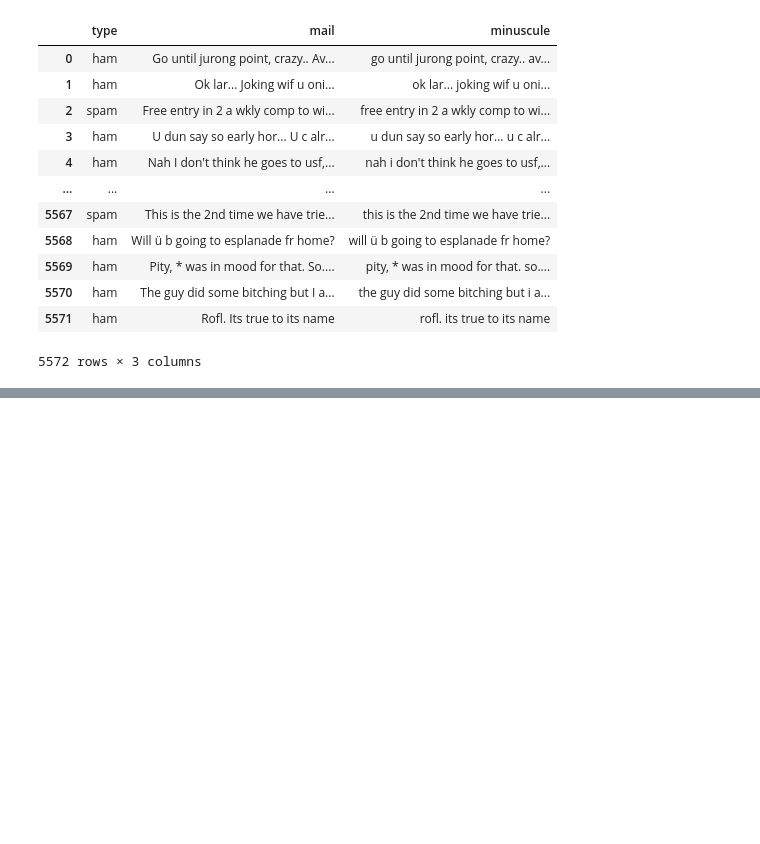
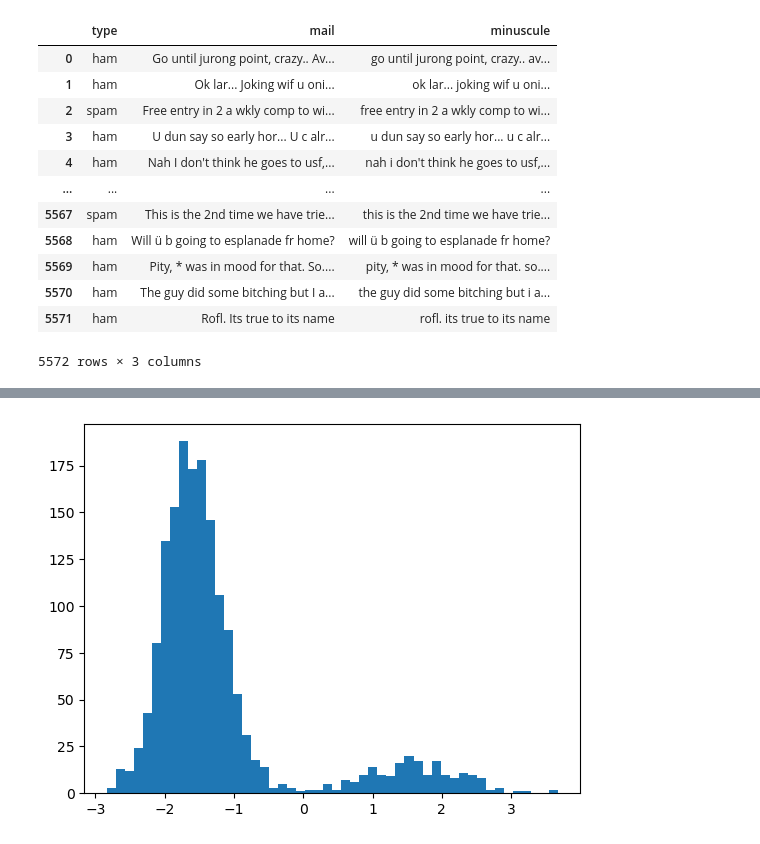
Before and after one commit to COMEWLECOME/Spam_Mohammed-Reda, a Jupyter notebook: SpamProject.ipynb, the cells around one changed output, grey strips where cells are left out. Cells and saved outputs as stored; diff of their text form; code cells hidden in the pictures; blank space fills up the shorter version.

```diff
--- a/SpamProject.ipynb
+++ b/SpamProject.ipynb
@@ -125,9 +187,10 @@ df
 # %%
 # Train test split
 
-X = df['text']
+#X = df.drop(['type'], axis=1)
+X = df['clean']
 y = df['type']
-# X_train, X_test, y_train, y_test = train_test_split(X, y, stratify=y, test_size=0.3, random_state=42)
-X_train, X_test, y_train, y_test = train_test_split(X, y, stratify=y, test_size=0.2)
+X_train, X_test, y_train, y_test = train_test_split(X, y, stratify=y, test_size=0.3, random_state=42)
+# X_train, X_test, y_train, y_test = train_test_split(X, y, stratify=y, test_size=0.2)
 X
 # %% [output]
@@ -177,15 +231,17 @@ print(vectorizer2.get_feature_names_out()[:100])
 # %%
 # Transformation of textual variables
-transfo_text = Pipeline(steps=[
-    #('bow', CountVectorizer(decode_error='ignore', analyzer='word', ngram_range=(2, 2)))
-    ('bow', CountVectorizer(decode_error='ignore', analyzer='char_wb',strip_accents='unicode'))
-    # ('bow', TfidVectorizer(decode_error='ignore', analyzer='char_wb', ngram_range=(2, 2),strip_accents='unicode'))
+transfo_text_TFid = Pipeline(steps=[
+    ('bow', TfidfVectorizer(decode_error='ignore', analyzer='char_wb', ngram_range=(2, 2),strip_accents='unicode'))
+])
+
+transfo_text_CountVect = Pipeline(steps=[
+    ('bow', CountVectorizer(decode_error='ignore', analyzer='char_wb',strip_accents='unicode', ngram_range=(2, 2)))
 ])
 
 # Class ColumnTransformer : apply alls steps on the whole dataset
 preparation = ColumnTransformer(
     transformers=[
-        ('data_bow', transfo_text , column_text)
+        ('data_clean', transfo_text_TFid , ['clean', 'mail']),
     ])
 preparation
 
@@ -200,11 +267,13 @@ ColumnTransformer(transformers=[('data_bow',
 # %%
 # Creation of model : a ready to use pipeline for ML process
 
-classifier = ComplementNB()
+classifier =SVC(kernel='linear')
+# classifier =LogisticRegression(C=1e5)
+# classifier =ComplementNB()
 # classifier = MultinomialNB()
 # %%
 model_lm = Pipeline([
-    ('vectorizer', transfo_text),
+    ('vectorizer', transfo_text_TFid),
     ('classifier', classifier)
 ])
 # %%
@@ -237,0 +325,6 @@ Accuracy: 0.967713004484305
+# %%
+import matplotlib.pyplot as plt
+plt.hist(model_lm.decision_function(X_test), bins=50)
+plt.show()
+# %% [output]
+[figure, added]
```
Also changed, not shown: parts of 24 cells of this notebook.
